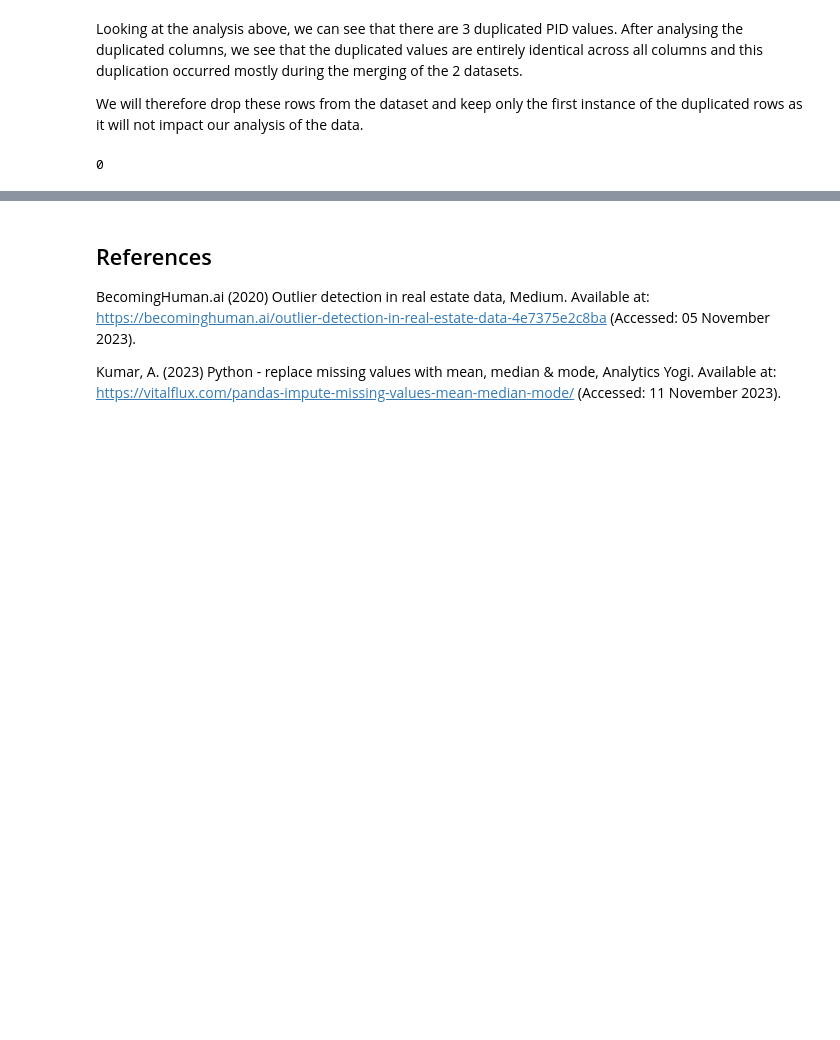
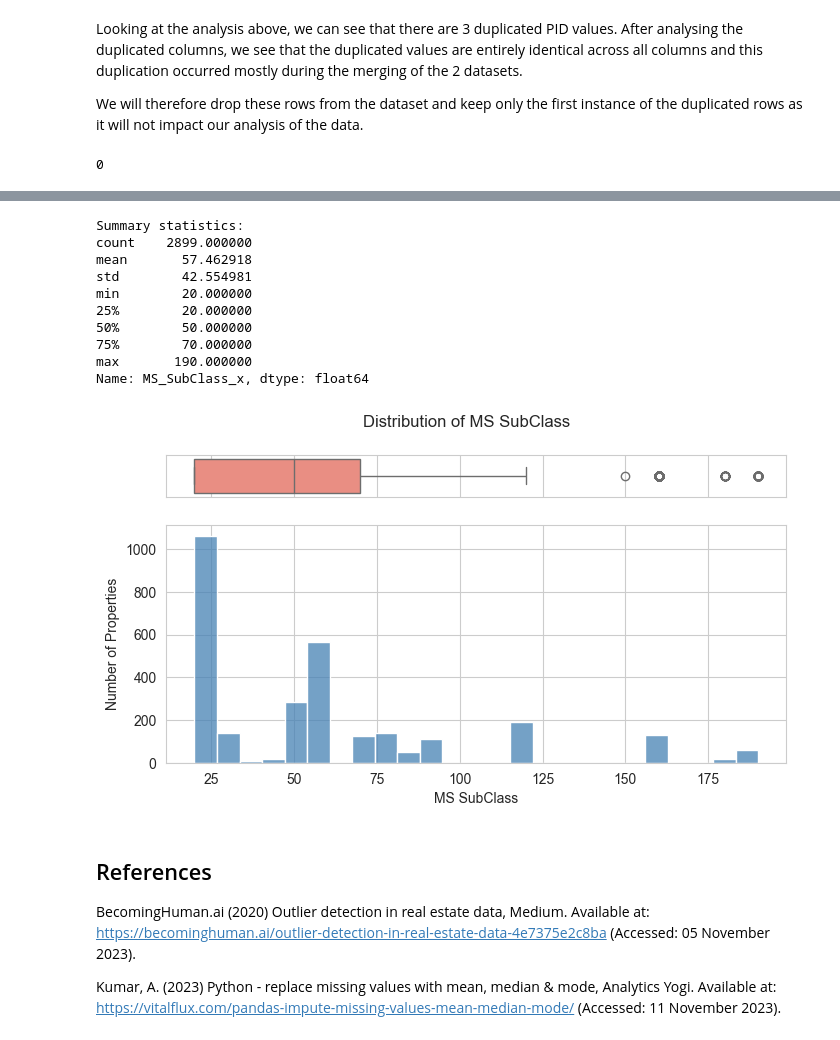
Before and after one commit to rongachoka/House_Prices_Dataset_-coursework-, a Jupyter notebook: index.ipynb, the cells around one changed output, grey strips where cells are left out. Drawn from its saved outputs; the diff is of its cells as text; code cells hidden in the pictures; blank space fills up the shorter version.

```diff
--- a/index.ipynb
+++ b/index.ipynb
@@ -654,0 +655,3 @@ This stage of the project will look at:
+# %%
+df["House_Sale_Age"] = df["Yr_Sold"] - df["Year_Built"]
+df["House_Sale_Age"].head()
@@ -654,0 +665,6 @@ This stage of the project will look at:
+# %%
+# Dropping Columns
+cols_to_drop = ["Order_x","Order_y","PID","MS_SubClass_y"]
+
+df.drop(columns=cols_to_drop, inplace=True)
+df.head()
@@ -655,3 +706,20 @@ This stage of the project will look at:
+# %%
+# MS SubClass
+
+plot_dist(df, columns="MS_SubClass_x", title="Distribution of MS SubClass",
+          xlabel="MS SubClass", ylabel="Number of Properties", kde=False)
+# %% [output]
+Summary statistics:
+count    2899.000000
+mean       57.462918
+std        42.554981
+min        20.000000
+25%        20.000000
+50%        50.000000
+75%        70.000000
+max       190.000000
+Name: MS_SubClass_x, dtype: float64
+[figure, added]
 # %% [markdown]
 ## References
 
```
Also changed, not shown: parts of 8 cells of this notebook.
